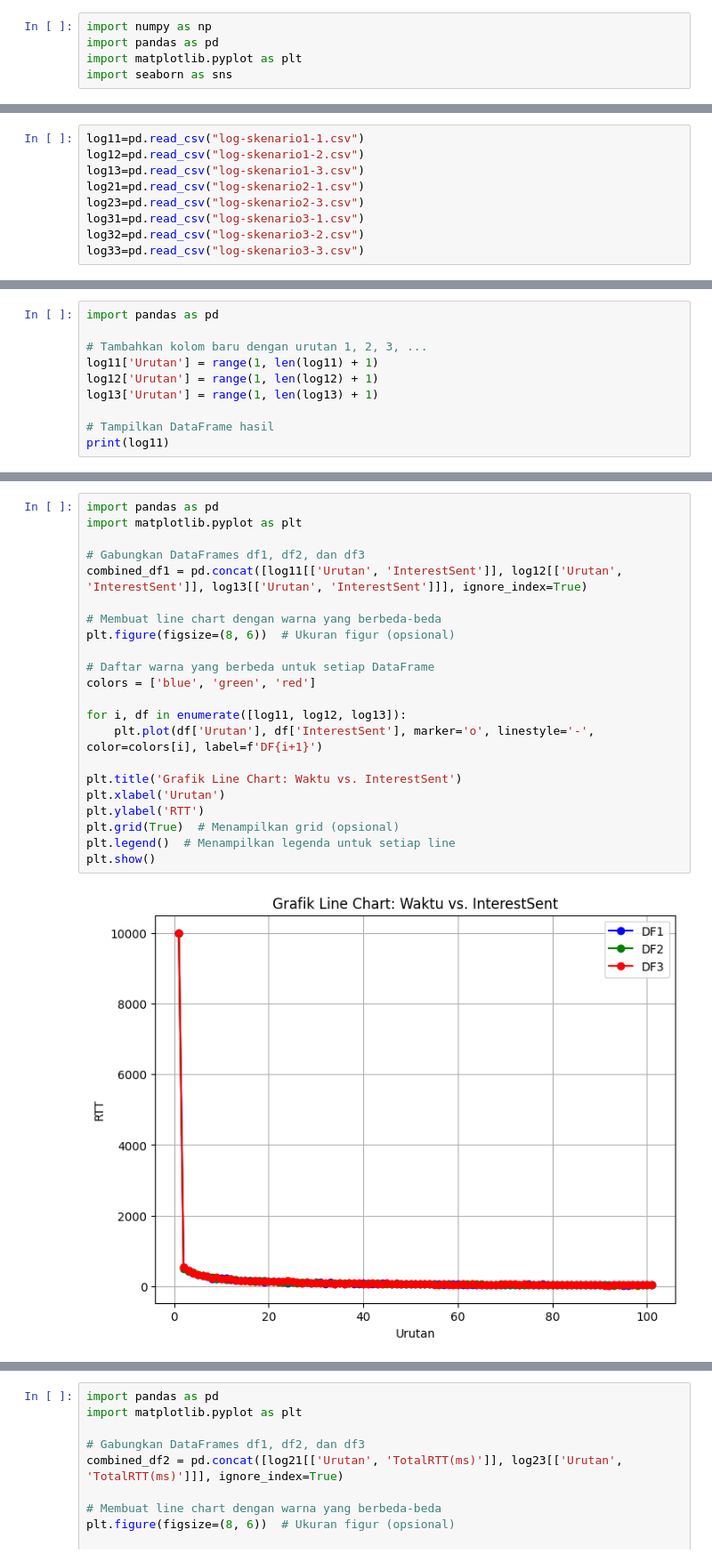
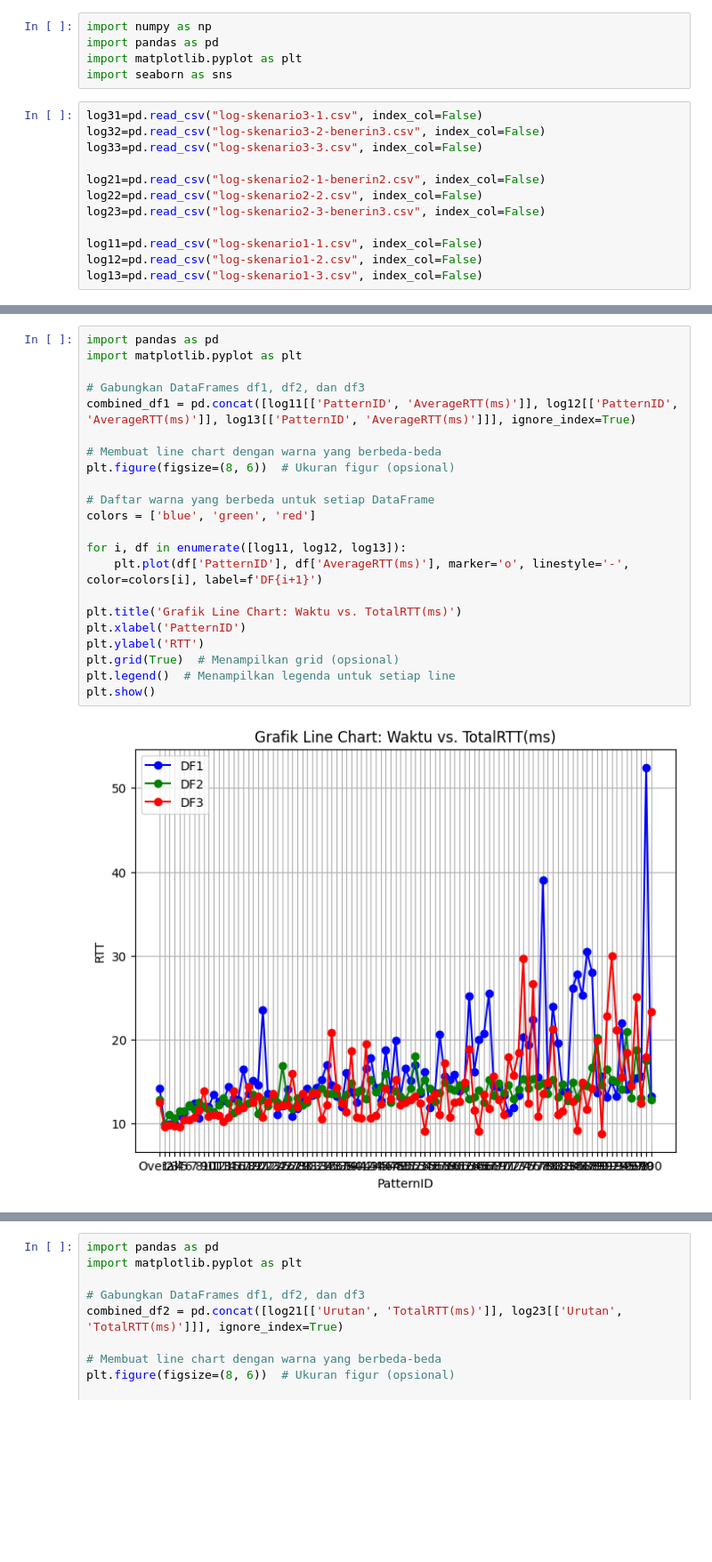
Before and after one commit to agnislur/ndn_project, a Jupyter notebook: OlahData.ipynb, the cells around one changed output, grey strips where cells are left out. Shown at 89% size. Saved outputs shown, nothing was run; the diff lists cells and outputs as text; blank space fills up the shorter version.

```diff
--- a/OlahData.ipynb
+++ b/OlahData.ipynb
@@ -26,3 +13,15 @@ import numpy as np
 import pandas as pd
 import matplotlib.pyplot as plt
 import seaborn as sns
+# %%
+log31=pd.read_csv("log-skenario3-1.csv", index_col=False)
+log32=pd.read_csv("log-skenario3-2-benerin3.csv", index_col=False)
+log33=pd.read_csv("log-skenario3-3.csv", index_col=False)
+
+log21=pd.read_csv("log-skenario2-1-benerin2.csv", index_col=False)
+log22=pd.read_csv("log-skenario2-2.csv", index_col=False)
+log23=pd.read_csv("log-skenario2-3-benerin3.csv", index_col=False)
+
+log11=pd.read_csv("log-skenario1-1.csv", index_col=False)
+log12=pd.read_csv("log-skenario1-2.csv", index_col=False)
+log13=pd.read_csv("log-skenario1-3.csv", index_col=False)
@@ -70,10 +54 @@ log11
-# %%
-log11=pd.read_csv("log-skenario1-1.csv")
-log12=pd.read_csv("log-skenario1-2.csv")
-log13=pd.read_csv("log-skenario1-3.csv")
-log21=pd.read_csv("log-skenario2-1.csv")
-log23=pd.read_csv("log-skenario2-3.csv")
-log31=pd.read_csv("log-skenario3-1.csv")
-log32=pd.read_csv("log-skenario3-2.csv")
-log33=pd.read_csv("log-skenario3-3.csv")
 # %%
@@ -97,10 +71,0 @@ memory usage: 11.2+ KB
-# %%
-import pandas as pd
-
-# Tambahkan kolom baru dengan urutan 1, 2, 3, ...
-log11['Urutan'] = range(1, len(log11) + 1)
-log12['Urutan'] = range(1, len(log12) + 1)
-log13['Urutan'] = range(1, len(log13) + 1)
-
-# Tampilkan DataFrame hasil
-print(log11)
@@ -125,24 +88,24 @@ Overall      10000         10000                  0    0.0              0.0
 # %%
 import pandas as pd
 import matplotlib.pyplot as plt
 
 # Gabungkan DataFrames df1, df2, dan df3
-combined_df1 = pd.concat([log11[['Urutan', 'InterestSent']], log12[['Urutan', 'InterestSent']], log13[['Urutan', 'InterestSent']]], ignore_index=True)
+combined_df1 = pd.concat([log11[['PatternID', 'AverageRTT(ms)']], log12[['PatternID', 'AverageRTT(ms)']], log13[['PatternID', 'AverageRTT(ms)']]], ignore_index=True)
 
 # Membuat line chart dengan warna yang berbeda-beda
 plt.figure(figsize=(8, 6))  # Ukuran figur (opsional)
 
 # Daftar warna yang berbeda untuk setiap DataFrame
 colors = ['blue', 'green', 'red']
 
 for i, df in enumerate([log11, log12, log13]):
-    plt.plot(df['Urutan'], df['InterestSent'], marker='o', linestyle='-', color=colors[i], label=f'DF{i+1}')
+    plt.plot(df['PatternID'], df['AverageRTT(ms)'], marker='o', linestyle='-', color=colors[i], label=f'DF{i+1}')
 
-plt.title('Grafik Line Chart: Waktu vs. InterestSent')
-plt.xlabel('Urutan')
+plt.title('Grafik Line Chart: Waktu vs. TotalRTT(ms)')
+plt.xlabel('PatternID')
 plt.ylabel('RTT')
 plt.grid(True)  # Menampilkan grid (opsional)
 plt.legend()  # Menampilkan legenda untuk setiap line
 plt.show()
 # %% [output]
-[figure, old version]
+[figure, new version]
```
Also changed, not shown: parts of 16 cells of this notebook.
